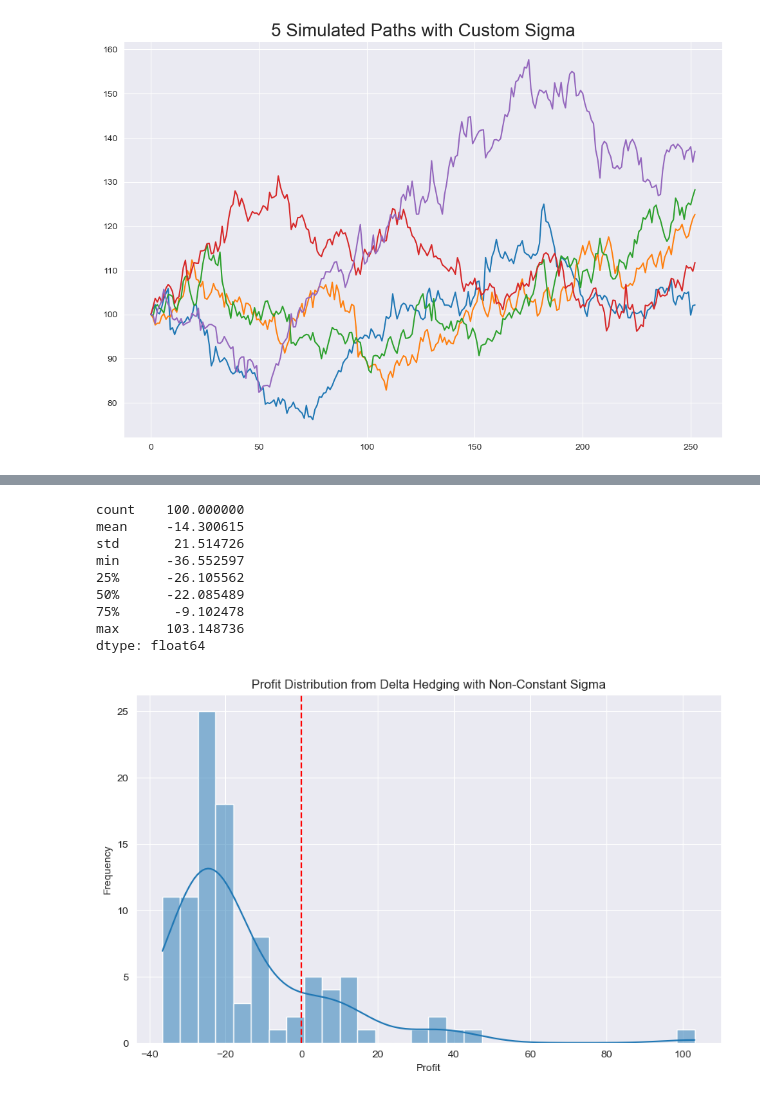
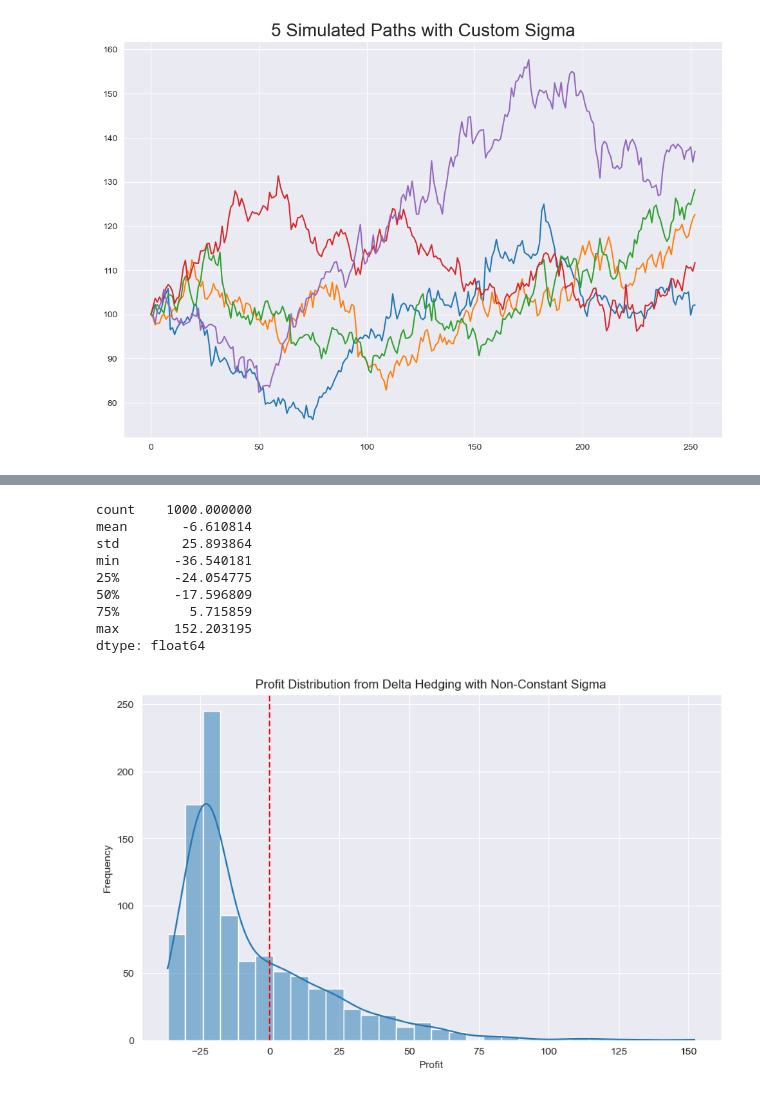
Before and after one commit to debanjan-cosmo/Quant_Finance_Erdos_Summer_2025, a Jupyter notebook: Mini_Projects/Mini Project 4.ipynb, the cells around one changed output, grey strips where cells are left out. Drawn from its saved outputs; the diff is of its cells as text; code cells hidden in the pictures.

```diff
--- a/Mini_Projects/Mini Project 4.ipynb
+++ b/Mini_Projects/Mini Project 4.ipynb
@@ -159,39 +253,41 @@ def delta_hedge_profit(paths, sigmas, K, r, T):
 
     return profits
 # %%
+np.random.seed(1205)
+
 # Parameters
 S0 = 100
 K = 100
 mu = 0.1
 r = 0.02
 T = 1  # 1 year
 N = 252  # Daily steps
-n_paths = 100
+n_paths = 1000
 
 # Simulate
 paths, sigmas = simulate_paths(S0, mu, r, T, N, n_paths)
 profits = delta_hedge_profit(paths, sigmas, K, r, T)
 
 # Summary stats
 profits_series = pd.Series(profits)
 print(profits_series.describe())
 
 # Plot profit distribution
 plt.figure(figsize=(10,6))
 sns.histplot(profits_series, bins=30, kde=True)
 plt.title("Profit Distribution from Delta Hedging with Non-Constant Sigma")
 plt.xlabel("Profit")
 plt.ylabel("Frequency")
 plt.axvline(0, color='red', linestyle='--')
 plt.show()
 # %% [output]
-count    100.000000
-mean     -14.300615
-std       21.514726
-min      -36.552597
-25%      -26.105562
-50%      -22.085489
-75%       -9.102478
-max      103.148736
+count    1000.000000
+mean       -6.610814
+std        25.893864
+min       -36.540181
+25%       -24.054775
+50%       -17.596809
+75%         5.715859
+max       152.203195
 dtype: float64
-[figure, old version]
+[figure, new version]
```
Also changed, not shown: parts of 11 cells of this notebook, 4 other files.
